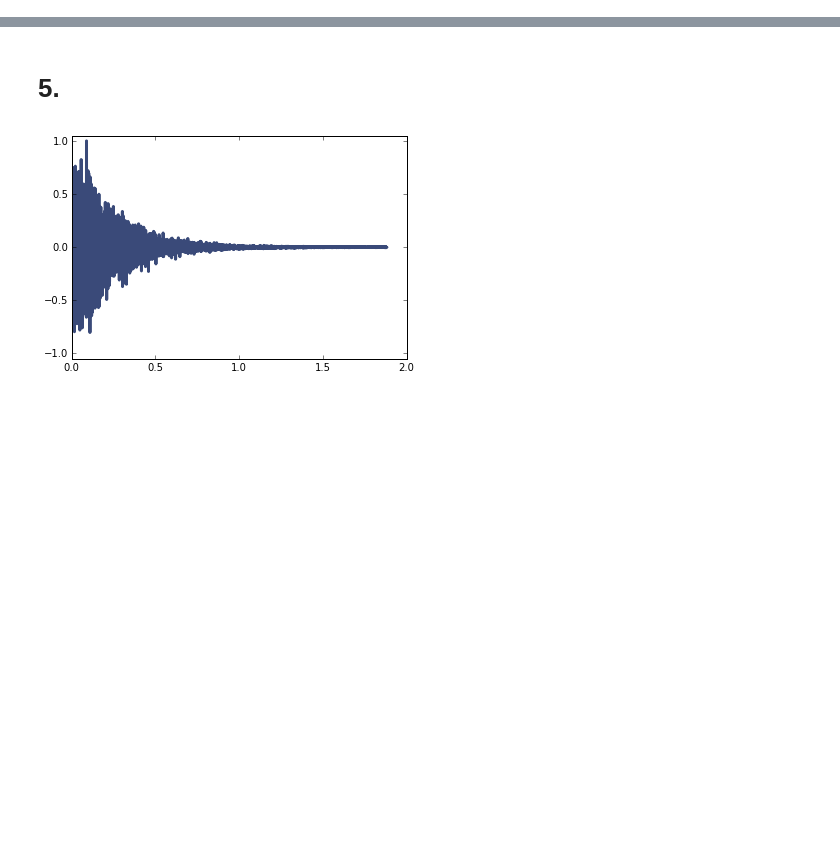
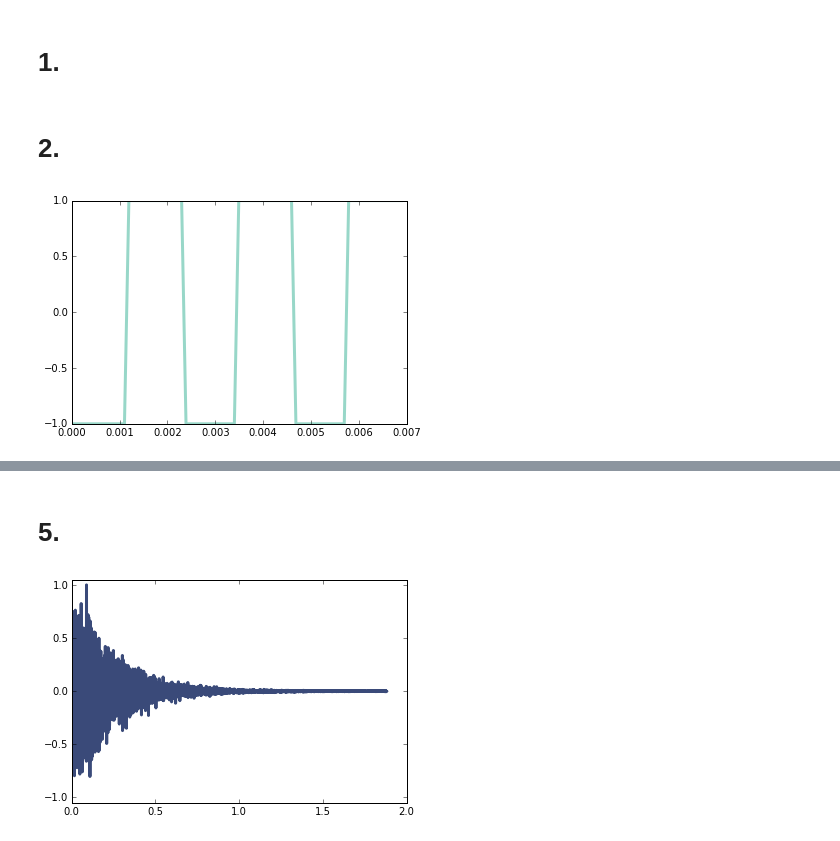
Before and after one commit to MJAFort/ThinkDSP, a Jupyter notebook: code/ps05.ipynb, the cells around one changed output, grey strips where cells are left out. Cells and saved outputs as stored; diff of their text form; code cells hidden in the pictures; blank space fills up the shorter version.

```diff
--- a/code/ps05.ipynb
+++ b/code/ps05.ipynb
@@ -14,3 +16,12 @@ import dct
 %matplotlib inline
 
 PI2 = 2 * math.pi
+# %% [markdown]
+# 1.
+# %% [markdown]
+# 2.
+# %%
+signal = thinkdspHanning.SquareSignal(freq=440)
+signal.plot()
+# %% [output]
+[figure, added]
```
Also changed, not shown: parts of 7 cells of this notebook, 6 other files.
